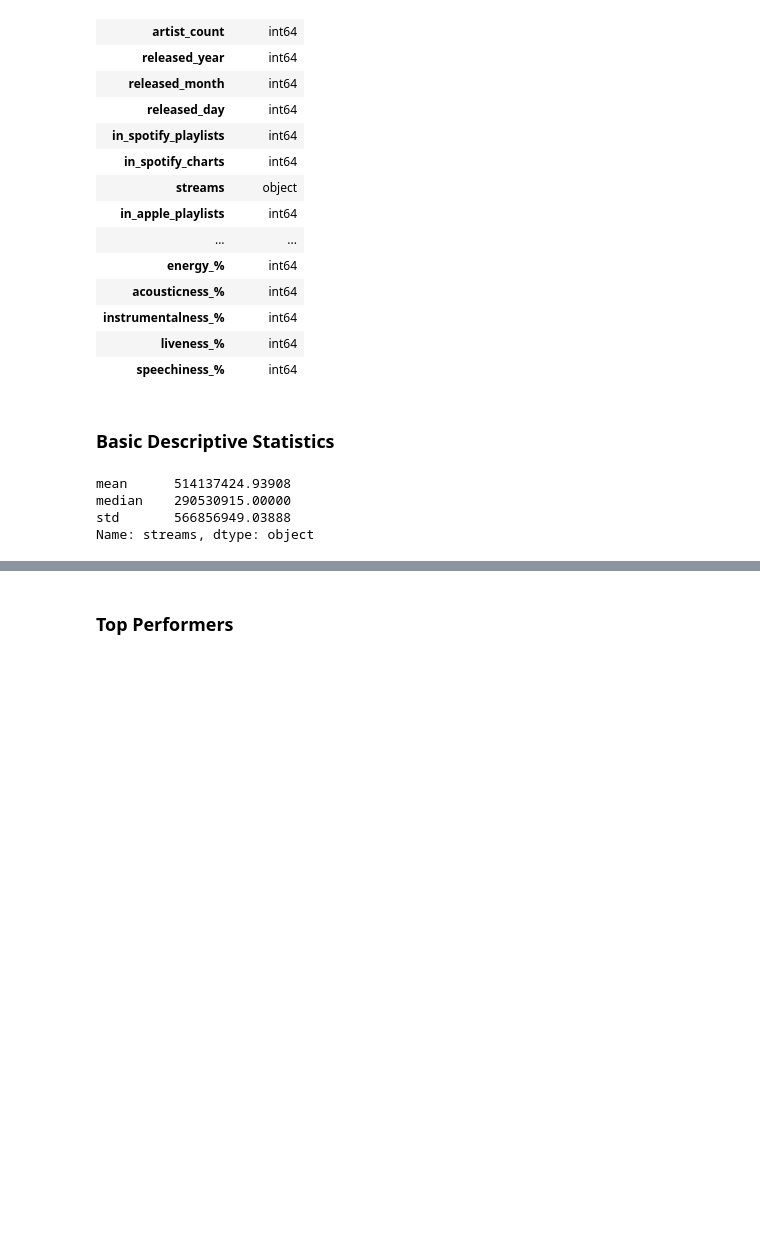
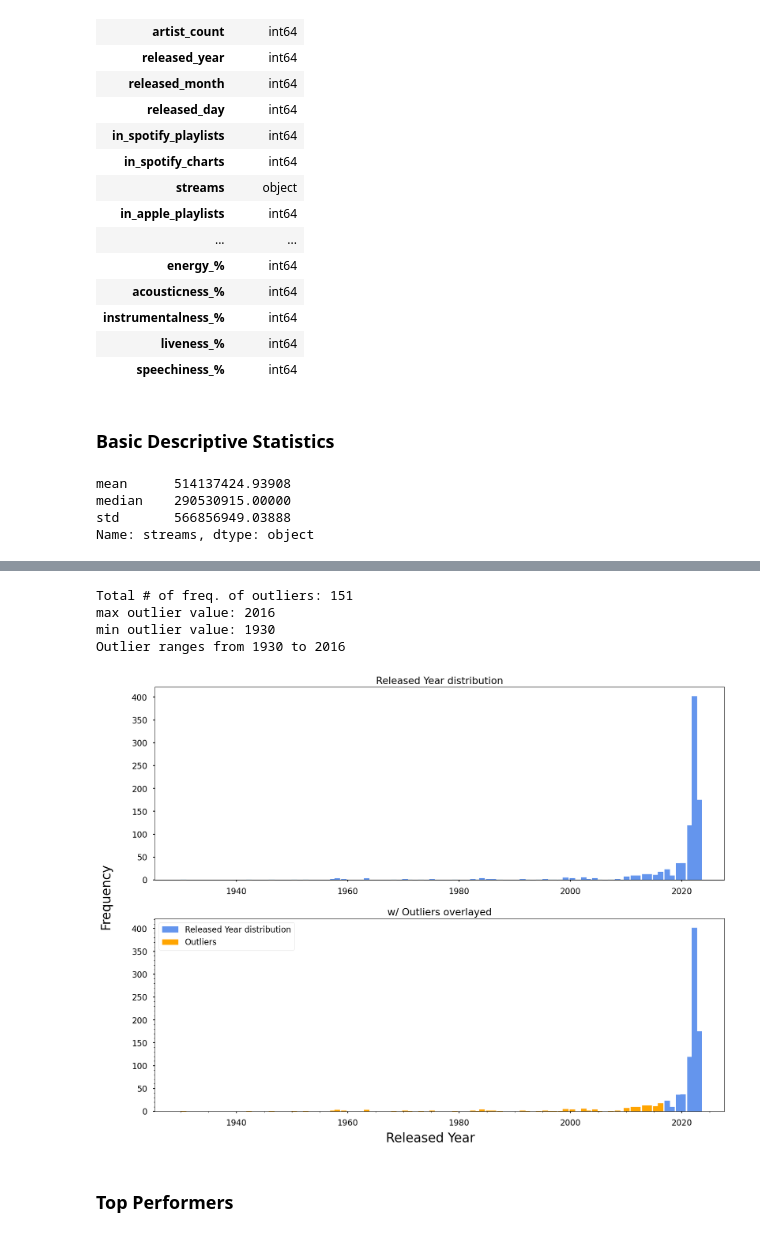
Before and after one commit to krlsbrre/Spotify-Data-Analysis, a Jupyter notebook: SPOTIFY.ipynb, the cells around one changed output, grey strips where cells are left out. Drawn from its saved outputs; the diff is of its cells as text; code cells hidden in the pictures; blank space fills up the shorter version.

```diff
--- a/SPOTIFY.ipynb
+++ b/SPOTIFY.ipynb
@@ -73,3 +112,37 @@ Name: count, Length: 50, dtype: int64
+# %%
+%%capture
+outliers2 = outliers(spotify['released_year'])
+outliers_df2 = pd.DataFrame(outliers2)
+
+bins2 = plt.hist(spotify['released_year'], bins='auto')[1]
+width = 1
+# %%
+print("Total # of freq. of outliers: "+ str(len(outliers2)))
+print("max outlier value: "+ str(outliers2.max()))
+print("min outlier value: "+ str(outliers2.min()))
+print("Outlier ranges from " + str(outliers2.min()) + " to " + str(outliers2.max()))
+f2,a2 = plt.subplots(2,1,figsize = (20,15))
+a2[0].hist(spotify['released_year'], bins = bins2,color = 'cornflowerblue',width = width)
+#a2[0].set_ylabel('Frequency')
+#a2[0].set_xlabel('Released Year')
+a2[0].set_title('Released Year distribution')
+
+a2[1].hist(spotify['released_year'],label = 'Released Year distribution',color = 'cornflowerblue', bins = bins2, width = width)
+a2[1].hist(outliers_df2, label = 'Outliers', color = 'Orange', bins = bins2, width = width)
+a2[1].set_title('w/ Outliers overlayed')
+#a2[1].set_ylabel('Frequency')
+#a2[1].set_xlabel('Released Year')
+a2[1].legend()
+f2.supylabel('Frequency', fontsize = 25, x = 0.05)
+f2.supxlabel('Released Year', fontsize = 25, y = 0.05)
+plt.minorticks_on()
+plt.show()
+# %% [output]
+Total # of freq. of outliers: 151
+max outlier value: 2016
+min outlier value: 1930
+Outlier ranges from 1930 to 2016
+[figure, added]
 # %% [markdown]
 ### Top Performers
 # %%
```
Also changed, not shown: parts of 6 cells of this notebook.
